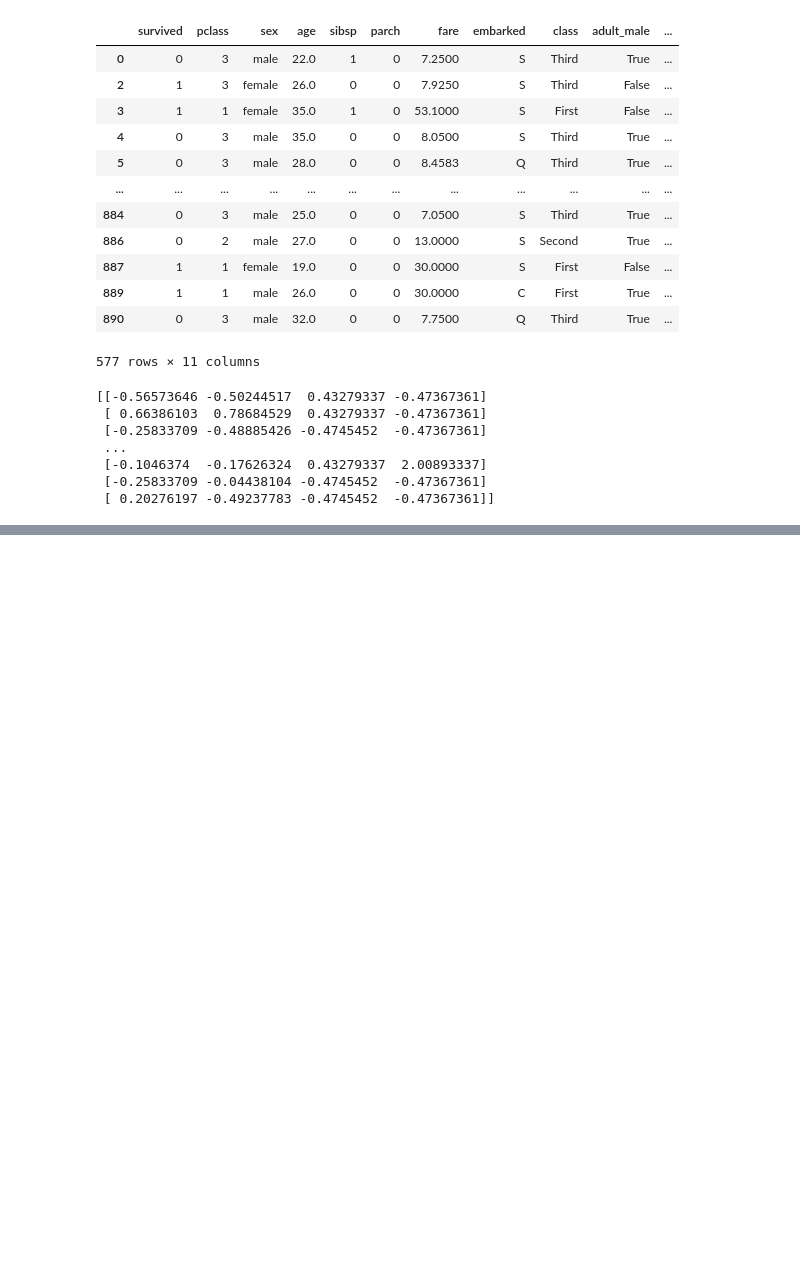
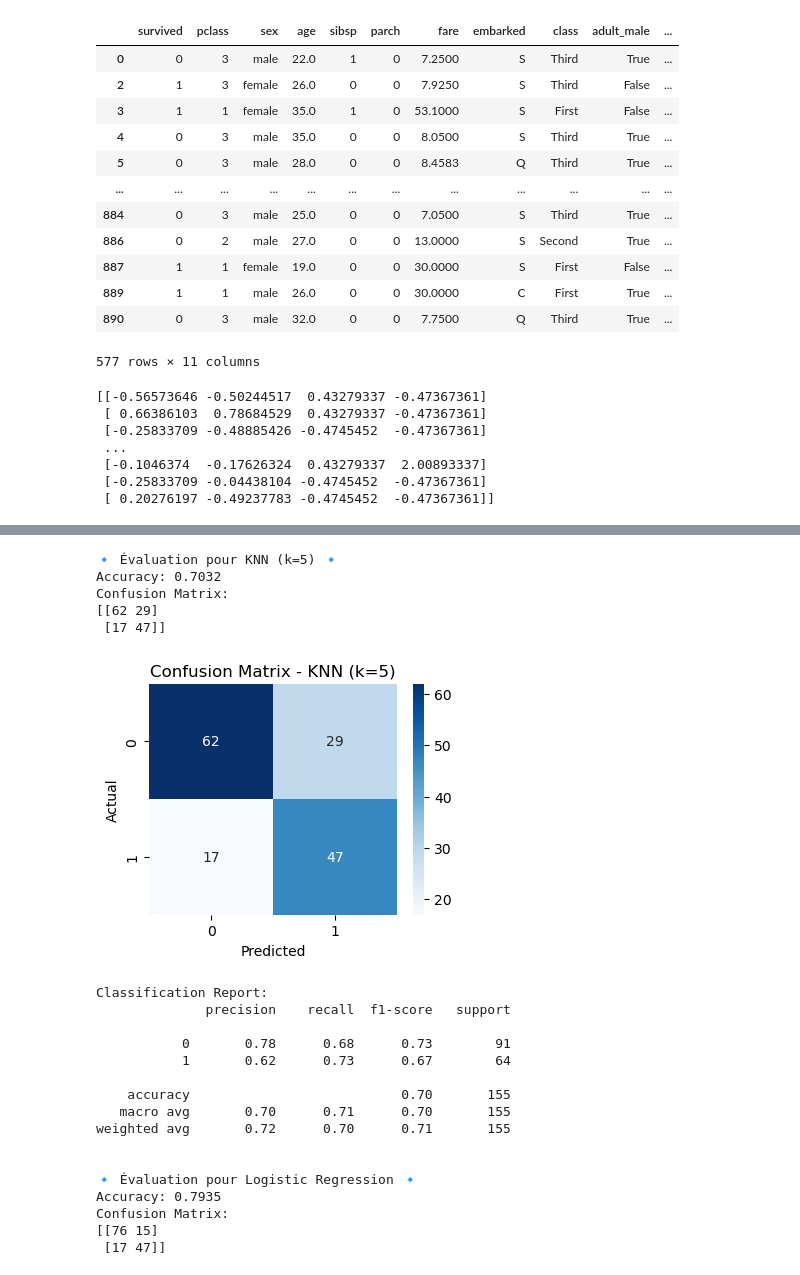
Before and after one commit to rekayahamzaoui-a11y/Project_Sales, a Jupyter notebook: projet5.ipynb, the cells around one changed output, grey strips where cells are left out. Saved outputs shown, nothing was run; the diff lists cells and outputs as text; code cells hidden in the pictures; blank space fills up the shorter version.

```diff
--- a/projet5.ipynb
+++ b/projet5.ipynb
@@ -640,0 +690,18 @@ dtype: int64
+# %%
+# Logistic Regression
+from sklearn.linear_model import LogisticRegression
+
+# Initialiser le modèle
+lr = LogisticRegression(max_iter=500, random_state=42)
+
+# Entraîner le modèle sur les données d'entraînement
+lr.fit(X_train, y_train)
+
+# Prédire sur le jeu de test
+y_pred_lr = lr.predict(X_test)
+
+# Évaluer la performance
+print("🔹 Logistic Regression 🔹")
+print(f"Accuracy: {accuracy_score(y_test, y_pred_lr):.4f}")
+print("\nClassification report:")
+print(classification_report(y_test, y_pred_lr))
@@ -640,0 +721,62 @@ dtype: int64
+# %%
+#Evaluate performance on the test set
+#en utilise Accuracy,Confusion Matrix,
+from sklearn.metrics import accuracy_score, confusion_matrix, classification_report
+import matplotlib.pyplot as plt
+import seaborn as sns
+
+# Liste des modèles
+models = {
+    "KNN (k=5)": knn,
+    "Logistic Regression": lr
+}
+
+for name, model in models.items():
+    print(f"\n🔹 Évaluation pour {name} 🔹")
+
+    # Prédiction sur le test set
+    y_pred = model.predict(X_test)
+
+    # Accuracy
+    acc = accuracy_score(y_test, y_pred)
+    print(f"Accuracy: {acc:.4f}")
+
+    # Confusion Matrix
+    cm = confusion_matrix(y_test, y_pred)
+    print("Confusion Matrix:")
+    print(cm)
+
+    # Visualisation de la matrice
+    plt.figure(figsize=(4,3))
+    sns.heatmap(cm, annot=True, fmt='d', cmap='Blues')
+    plt.xlabel("Predicted")
+    plt.ylabel("Actual")
+    plt.title(f"Confusion Matrix - {name}")
+    plt.show()
+
+    # Classification Report
+    print("Classification Report:")
+    print(classification_report(y_test, y_pred))
+# %% [output]
+🔹 Évaluation pour KNN (k=5) 🔹
+Accuracy: 0.7032
+Confusion Matrix:
+[[62 29]
+ [17 47]]
+[figure, added]
+Classification Report:
+              precision    recall  f1-score   support
+
+           0       0.78      0.68      0.73        91
+           1       0.62      0.73      0.67        64
+
+    accuracy                           0.70       155
+   macro avg       0.70      0.71      0.70       155
+weighted avg       0.72      0.70      0.71       155
+
+
+🔹 Évaluation pour Logistic Regression 🔹
+Accuracy: 0.7935
+Confusion Matrix:
+[[76 15]
+ [17 47]]
```
Also changed, not shown: parts of 7 cells of this notebook.
